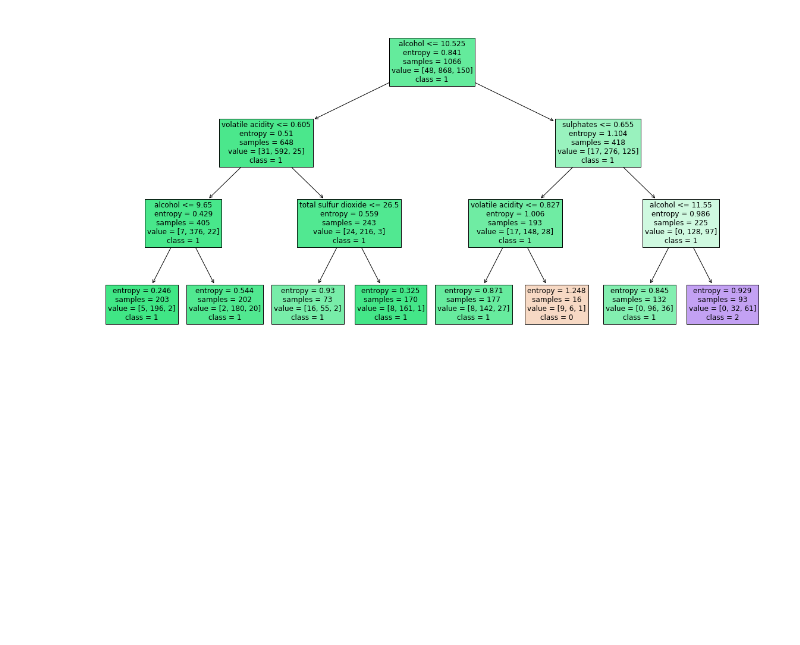
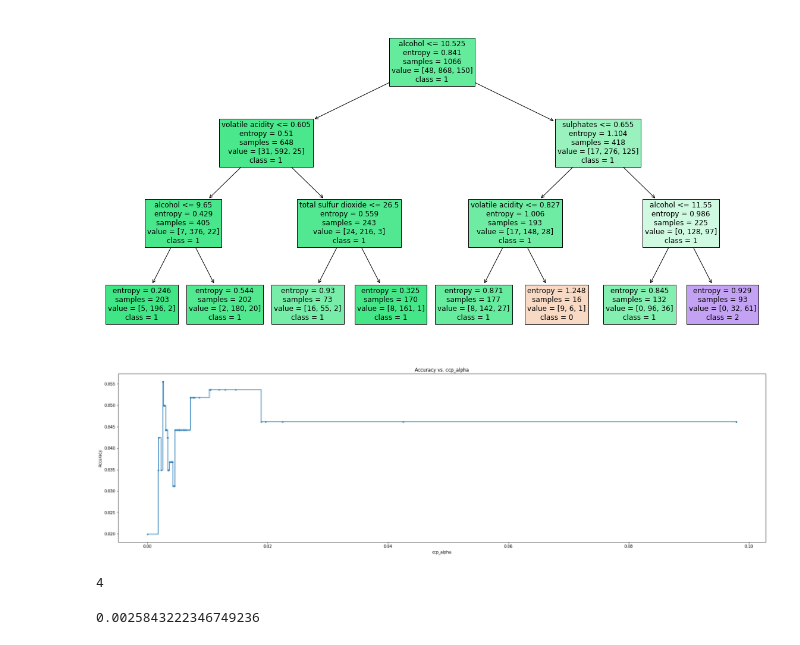
Before and after one commit to Kaustuv-Karki/Data-mining, a Jupyter notebook: DecisionTree-Lab2/DecisionTree.ipynb, the cells around one changed output. Saved outputs shown, nothing was run; the diff lists cells and outputs as text; code cells hidden in the pictures; blank space fills up the shorter version.

Commit message:
pruning done

```diff
--- a/DecisionTree-Lab2/DecisionTree.ipynb
+++ b/DecisionTree-Lab2/DecisionTree.ipynb
@@ -369,3 +369,33 @@ _ = tree.plot_tree(classifier_3,
                    )
 # %% [output]
 [figure]
+# %%
+path = classifier_1.cost_complexity_pruning_path(train_x, train_y)
+# %%
+# Extract different values of ccp_alpha and corresponding accuracy scores
+ccp_alphas = path.ccp_alphas
+scores = []
+for ccp_alpha in ccp_alphas:
+    clf = DecisionTreeClassifier(ccp_alpha=ccp_alpha)
+    clf.fit(train_x, train_y)
+    y_pred = clf.predict(test_x)
+    accuracy = accuracy_score(test_y, y_pred)
+    scores.append(accuracy)
+
+# Plot the accuracy scores as a function of ccp_alpha
+fig = plt.figure(figsize=(30,8))
+plt.plot(ccp_alphas, scores, marker='.', drawstyle="steps-post")
+plt.xlabel("ccp_alpha")
+plt.ylabel("Accuracy")
+plt.title("Accuracy vs. ccp_alpha")
+plt.show()
+# %% [output]
+[figure, added]
+# %%
+np.array(scores).argmax()
+# %% [output]
+4
+# %%
+ccp_alphas[4]
+# %% [output]
+0.0025843222346749236
```
